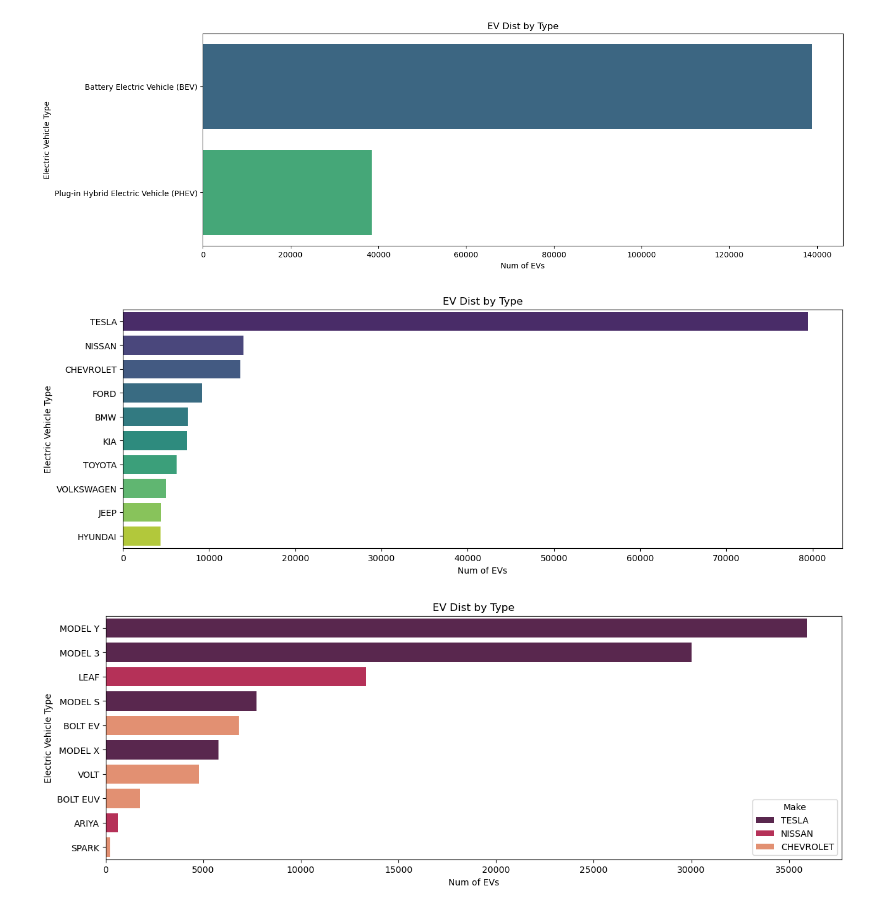
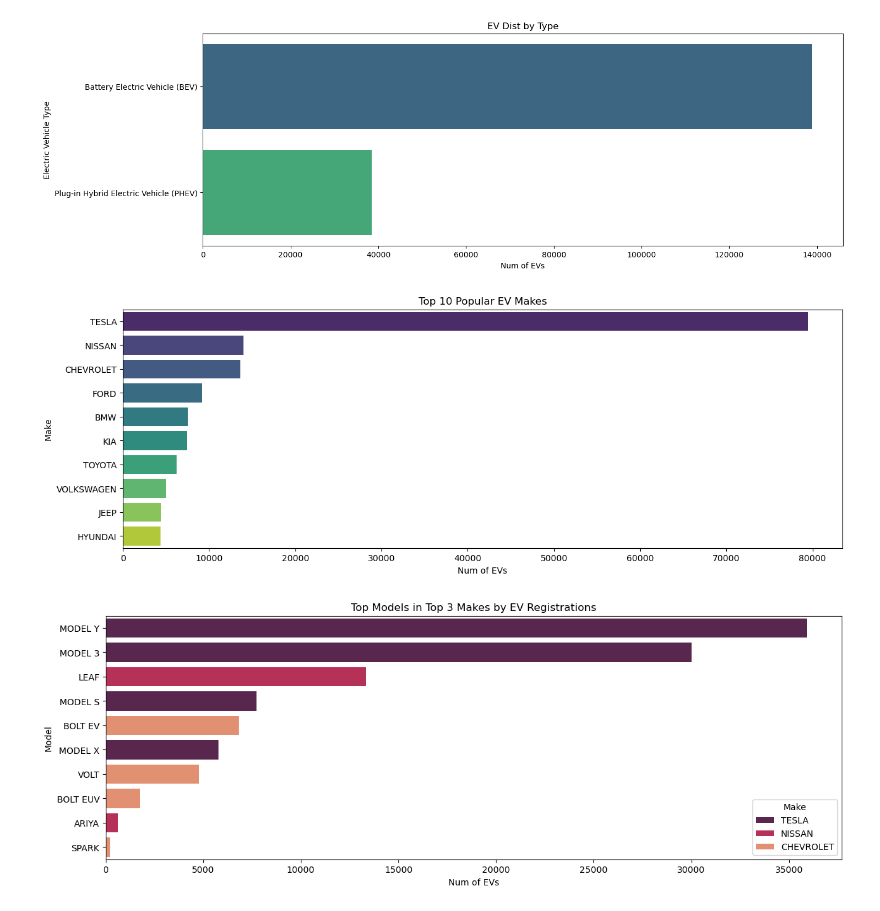
Before and after one commit to divya-manirajan/ExampleDataAnalysis, a Jupyter notebook: Main.ipynb, the cells around one changed output. Drawn from its saved outputs; the diff is of its cells as text; code cells hidden in the pictures.

```diff
--- a/Main.ipynb
+++ b/Main.ipynb
@@ -157,13 +157,13 @@ ev_make_dist = ev_data['Make'].value_counts().sort_values(ascending=False).head(
 # %%
 plt.figure(figsize=(15,5))
 sns.barplot(y=ev_make_dist.index, x=ev_make_dist.values, palette="viridis")
-plt.title('EV Dist by Type')
+plt.title('Top 10 Popular EV Makes')
 plt.xlabel('Num of EVs')
-plt.ylabel('Electric Vehicle Type')
+plt.ylabel('Make')
 
 plt.show()
 # %% [output]
-[figure, old version]
+[figure, new version]
 # %%
 top_3_makes = ev_make_dist.head(3).index
 top_makes_data = ev_data[ev_data['Make'].isin(top_3_makes)]
@@ -172,10 +172,10 @@ top_models = ev_model_distribution_top_makes.head(10)
 # %%
 plt.figure(figsize=(15,5))
 sns.barplot(data = top_models, y='Model', x='Num of EVs', hue='Make', dodge=False, palette="rocket")
-plt.title('EV Dist by Type')
+plt.title('Top Models in Top 3 Makes by EV Registrations')
 plt.xlabel('Num of EVs')
-plt.ylabel('Electric Vehicle Type')
+plt.ylabel('Model')
 
 plt.show()
 # %% [output]
-[figure, old version]
+[figure, new version]
```
Also changed, not shown: parts of 3 cells of this notebook.
